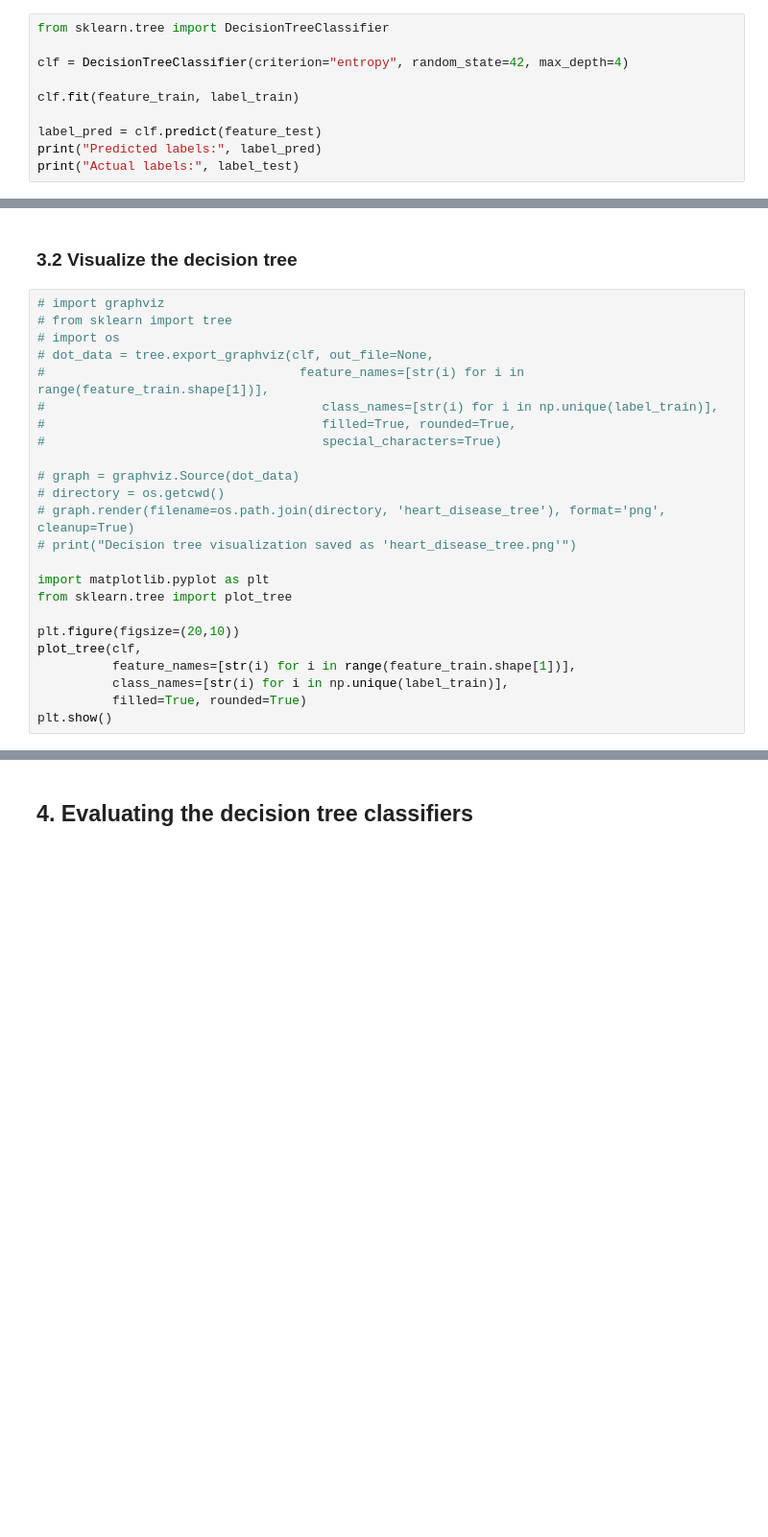
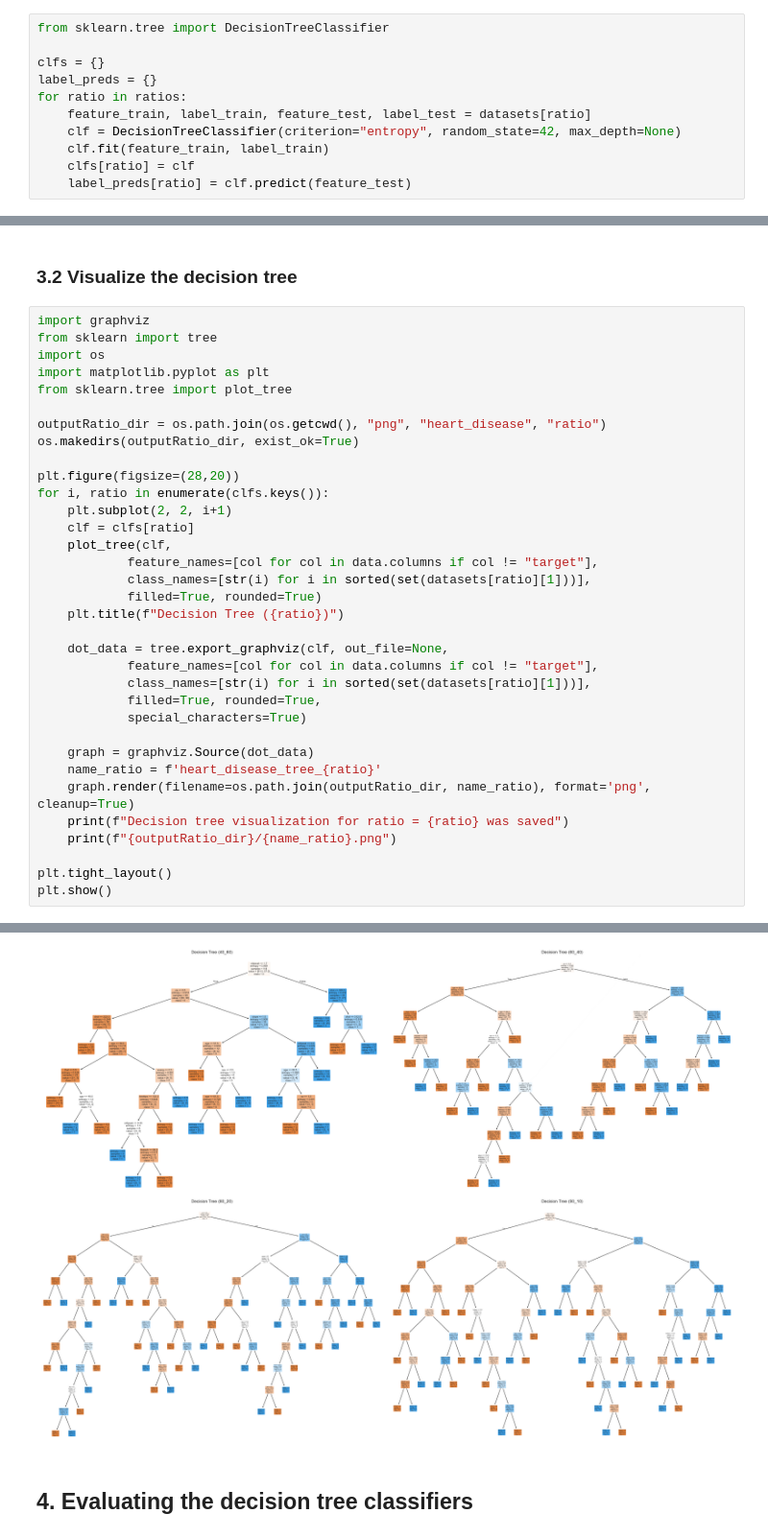
Before and after one commit to pqkkkkk/DecisionTree, a Jupyter notebook: heart_disease.ipynb, the cells around one changed output, grey strips where cells are left out. Shown at 96% size. Saved outputs shown, nothing was run; the diff lists cells and outputs as text; blank space fills up the shorter version.

```diff
--- a/heart_disease.ipynb
+++ b/heart_disease.ipynb
@@ -17,10 +78,11 @@ feature_train, label_train, feature_test, label_test = prepare_dataset_v2(data,
 # %%
 from sklearn.tree import DecisionTreeClassifier
 
-clf = DecisionTreeClassifier(criterion="entropy", random_state=42, max_depth=4)
-
-clf.fit(feature_train, label_train)
-
-label_pred = clf.predict(feature_test)
-print("Predicted labels:", label_pred)
-print("Actual labels:", label_test)
+clfs = {}
+label_preds = {}
+for ratio in ratios:
+    feature_train, label_train, feature_test, label_test = datasets[ratio]
+    clf = DecisionTreeClassifier(criterion="entropy", random_state=42, max_depth=None)
+    clf.fit(feature_train, label_train)
+    clfs[ratio] = clf
+    label_preds[ratio] = clf.predict(feature_test)
@@ -32,26 +89,37 @@ Actual labels: [0 1 0 1 1 0 0 1 0 0 0 0 0 0 1 1 0 0 1 0 1 1 1 1 0 1 0 0 0 1 0 0
 # %% [markdown]
 ### 3.2 Visualize the decision tree
 # %%
-# import graphviz
-# from sklearn import tree
-# import os
-# dot_data = tree.export_graphviz(clf, out_file=None,
-#                                  feature_names=[str(i) for i in range(feature_train.shape[1])],
-#                                     class_names=[str(i) for i in np.unique(label_train)],
-#                                     filled=True, rounded=True,
-#                                     special_characters=True)
-
-# graph = graphviz.Source(dot_data)
-# directory = os.getcwd()
-# graph.render(filename=os.path.join(directory, 'heart_disease_tree'), format='png', cleanup=True)
-# print("Decision tree visualization saved as 'heart_disease_tree.png'")
-
+import graphviz
+from sklearn import tree
+import os
 import matplotlib.pyplot as plt
 from sklearn.tree import plot_tree
 
-plt.figure(figsize=(20,10))
-plot_tree(clf,
-          feature_names=[str(i) for i in range(feature_train.shape[1])],
-          class_names=[str(i) for i in np.unique(label_train)],
-          filled=True, rounded=True)
+outputRatio_dir = os.path.join(os.getcwd(), "png", "heart_disease", "ratio")
+os.makedirs(outputRatio_dir, exist_ok=True)
+
+plt.figure(figsize=(28,20))
+for i, ratio in enumerate(clfs.keys()):
+    plt.subplot(2, 2, i+1)
+    clf = clfs[ratio]
+    plot_tree(clf,
+            feature_names=[col for col in data.columns if col != "target"],
+            class_names=[str(i) for i in sorted(set(datasets[ratio][1]))],
+            filled=True, rounded=True)
+    plt.title(f"Decision Tree ({ratio})")
+
+    dot_data = tree.export_graphviz(clf, out_file=None,
+            feature_names=[col for col in data.columns if col != "target"],
+            class_names=[str(i) for i in sorted(set(datasets[ratio][1]))],
+            filled=True, rounded=True,
+            special_characters=True)
+
+    graph = graphviz.Source(dot_data)
+    name_ratio = f'heart_disease_tree_{ratio}'
+    graph.render(filename=os.path.join(outputRatio_dir, name_ratio), format='png', cleanup=True)
+    print(f"Decision tree visualization for ratio = {ratio} was saved")
+    print(f"{outputRatio_dir}/{name_ratio}.png")
+
+plt.tight_layout()
 plt.show()
+# %% [output]
@@ -58,3 +134,4 @@ plt.show()
+[figure, added]
 # %% [markdown]
 ## 4. Evaluating the decision tree classifiers
 # %%
```
Also changed, not shown: parts of 9 cells of this notebook, 11 other files.
